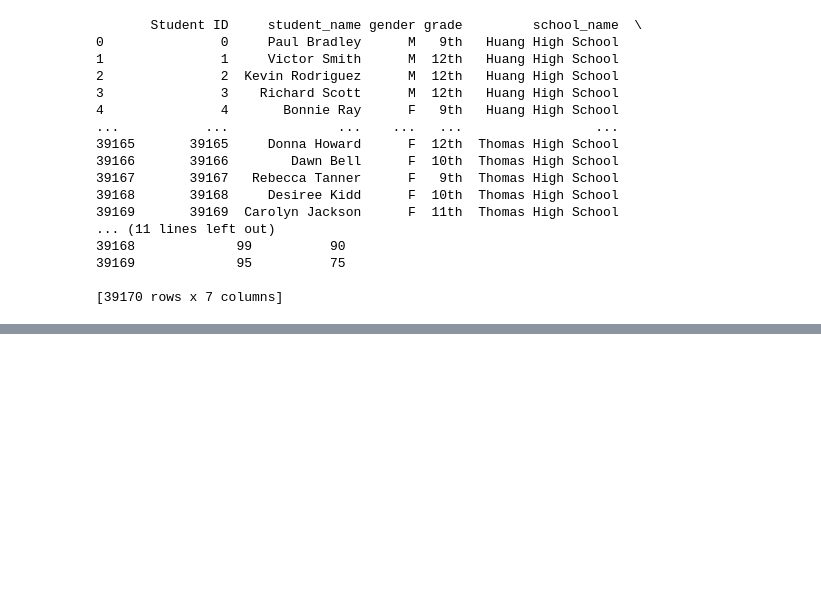
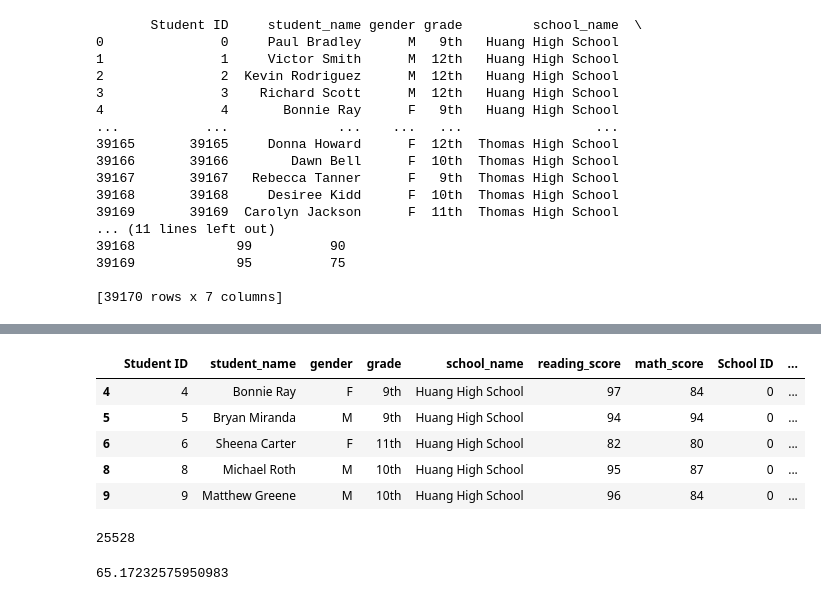
Before and after one commit to lee1woo/School_District_Analysis, a Jupyter notebook: PyCitySchools.ipynb, the cells around one changed output, grey strips where cells are left out. Cells and saved outputs as stored; diff of their text form; code cells hidden in the pictures; blank space fills up the shorter version.

```diff
--- a/PyCitySchools.ipynb
+++ b/PyCitySchools.ipynb
@@ -201,0 +299,24 @@ print(student_data_df)
+# %%
+# calculate students who passed both math and reading
+passing_math_reading = school_data_complete_df[(school_data_complete_df["math_score"]>=70) & (school_data_complete_df["reading_score"]>=70)]
+
+passing_math_reading.head()
+# %% [output]
+|  | Student ID | student_name | gender | grade | school_name | reading_score | math_score | School ID | ... |
+| 4 | 4 | Bonnie Ray | F | 9th | Huang High School | 97 | 84 | 0 | ... |
+| 5 | 5 | Bryan Miranda | M | 9th | Huang High School | 94 | 94 | 0 | ... |
+| 6 | 6 | Sheena Carter | F | 11th | Huang High School | 82 | 80 | 0 | ... |
+| 8 | 8 | Michael Roth | M | 10th | Huang High School | 95 | 87 | 0 | ... |
+| 9 | 9 | Matthew Greene | M | 10th | Huang High School | 96 | 84 | 0 | ... |
+# %%
+# Calcualte the number of students who passed both math and reading
+overall_passing_math_reading_count = passing_math_reading["student_name"].count()
+overall_passing_math_reading_count
+# %% [output]
+25528
+# %%
+# Calcualte overall passing percentage
+overall_passing_percentage = overall_passing_math_reading_count / student_count * 100
+overall_passing_percentage
+# %% [output]
+65.17232575950983
```
Also changed, not shown: parts of 21 cells of this notebook.
